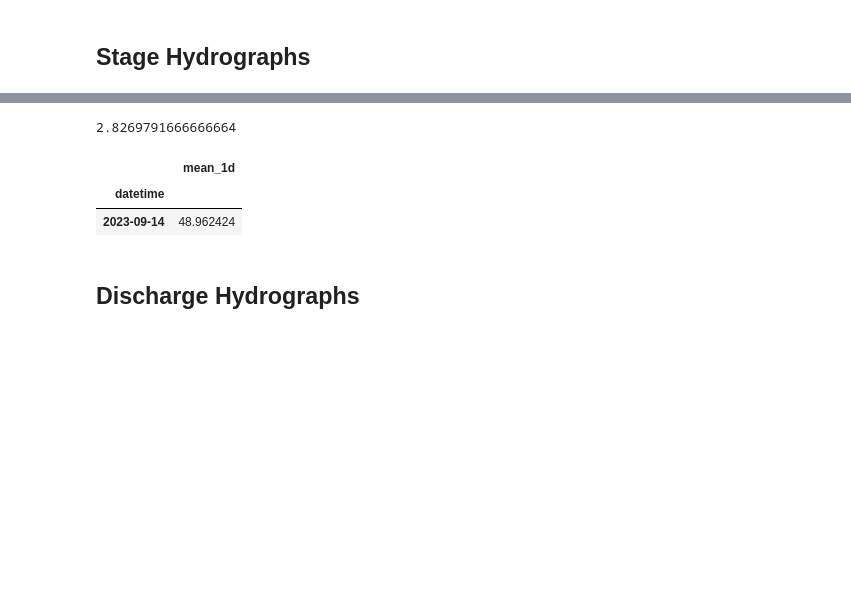
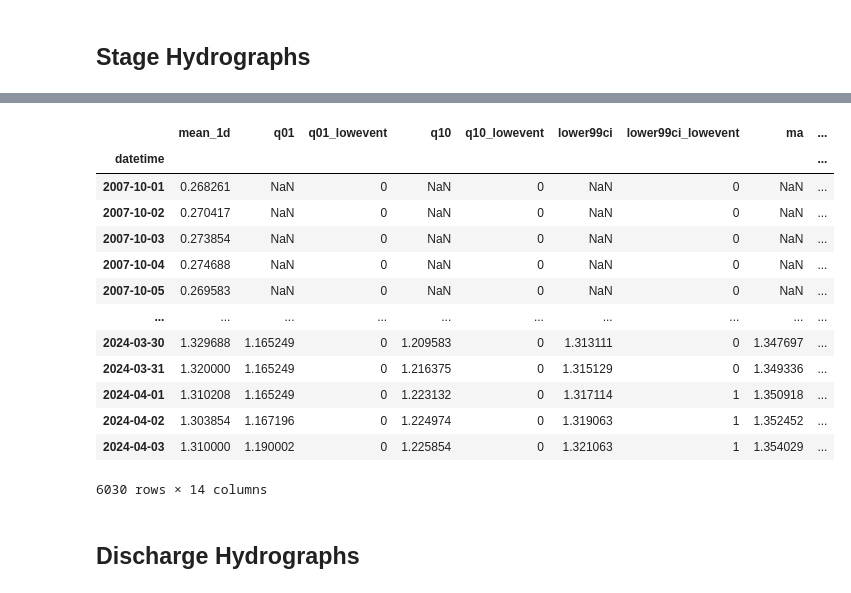
Before and after one commit to masseygeo/watersheds, a Jupyter notebook: StreamFlowEvents/StreamFlowEvents.ipynb, the cells around one changed output, grey strips where cells are left out. Saved outputs shown, nothing was run; the diff lists cells and outputs as text; code cells hidden in the pictures; blank space fills up the shorter version.

```diff
--- a/StreamFlowEvents/StreamFlowEvents.ipynb
+++ b/StreamFlowEvents/StreamFlowEvents.ipynb
@@ -142,8 +142,8 @@ def moving_ma_and_moe(rolling, alpha=0.01):
     count = rolling.count()
     t_critical = t.ppf(1 - alpha/2, count-1)
     moe = (t_critical * std / np.sqrt(count))
-    return ma.values, moe.values
+    return ma.values.ravel(), moe.values.ravel()
 # %%
-def moving_percentile(rolling, percentile=99):
+def moving_percentile(rolling, percentile):
     q = percentile/100
-    return rolling.quantile(q=q).values
+    return rolling.quantile(q=q).values.ravel()
@@ -280,13 +338,20 @@ Timedelta('90 days 00:00:00')
 # %%
-df.max().iloc[0]
+df_thresholds
 # %% [output]
+|  | mean_1d | q01 | q01_lowevent | q10 | q10_lowevent | lower99ci | lower99ci_lowevent | ma | ... |
+| datetime |  |  |  |  |  |  |  |  | ... |
+| 2007-10-01 | 0.268261 | NaN | 0 | NaN | 0 | NaN | 0 | NaN | ... |
+| 2007-10-02 | 0.270417 | NaN | 0 | NaN | 0 | NaN | 0 | NaN | ... |
+| 2007-10-03 | 0.273854 | NaN | 0 | NaN | 0 | NaN | 0 | NaN | ... |
+| 2007-10-04 | 0.274688 | NaN | 0 | NaN | 0 | NaN | 0 | NaN | ... |
+| 2007-10-05 | 0.269583 | NaN | 0 | NaN | 0 | NaN | 0 | NaN | ... |
+| ... | ... | ... | ... | ... | ... | ... | ... | ... | ... |
+| 2024-03-30 | 1.329688 | 1.165249 | 0 | 1.209583 | 0 | 1.313111 | 0 | 1.347697 | ... |
+| 2024-03-31 | 1.320000 | 1.165249 | 0 | 1.216375 | 0 | 1.315129 | 0 | 1.349336 | ... |
+| 2024-04-01 | 1.310208 | 1.165249 | 0 | 1.223132 | 0 | 1.317114 | 1 | 1.350918 | ... |
+| 2024-04-02 | 1.303854 | 1.167196 | 0 | 1.224974 | 0 | 1.319063 | 1 | 1.352452 | ... |
+| 2024-04-03 | 1.310000 | 1.190002 | 0 | 1.225854 | 0 | 1.321063 | 1 | 1.354029 | ... |
-2.8269791666666664
+6030 rows × 14 columns
-# %%
-df.loc[start_gap_idx]
-# %% [output]
-|  | mean_1d |
-| datetime |  |
-| 2023-09-14 | 48.962424 |
 # %% [markdown]
 ## Discharge Hydrographs
 # %%
```
Also changed, not shown: parts of 7 cells of this notebook, 2 other files.
